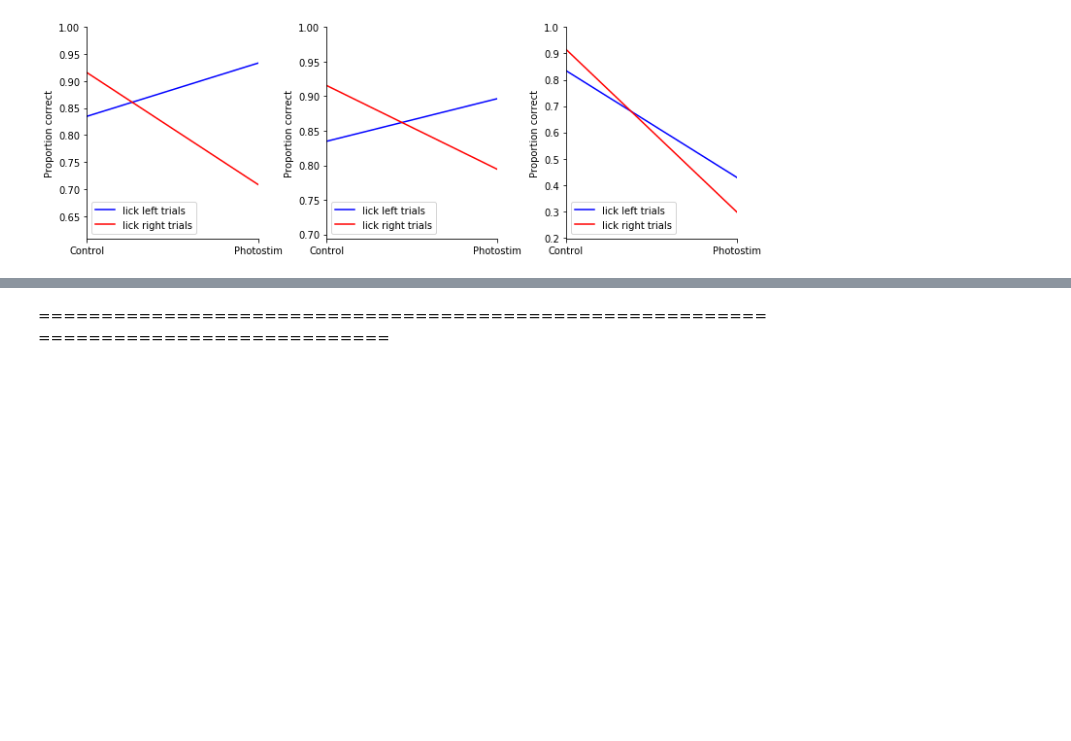
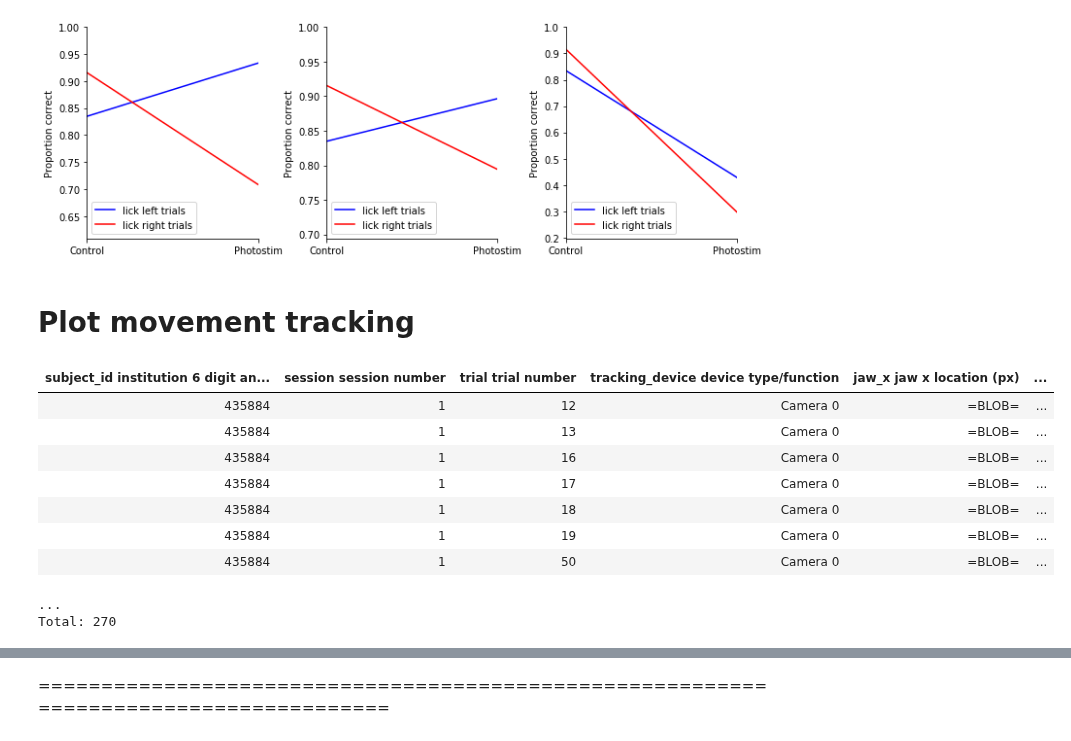
Before and after one commit to mesoscale-activity-map/map-ephys, a Jupyter notebook: notebook/plot_behavior.ipynb, the cells around one changed output, grey strips where cells are left out. Drawn from its saved outputs; the diff is of its cells as text; code cells hidden in the pictures; blank space fills up the shorter version.

```diff
--- a/notebook/plot_behavior.ipynb
+++ b/notebook/plot_behavior.ipynb
@@ -39,3 +39,5 @@ behavior_plot.plot_photostim_effect(session_key, right_alm_photostim, axis=axs[1
 behavior_plot.plot_photostim_effect(session_key, bi_alm_photostim, axis=axs[2])
 # %% [output]
 [figure]
+# %% [markdown]
+# Plot movement tracking
@@ -41,0 +50,13 @@ behavior_plot.plot_photostim_effect(session_key, bi_alm_photostim, axis=axs[2])
+# %%
+l_trial_jaw
+# %% [output]
+| subject_id institution 6 digit an... | session session number | trial trial number | tracking_device device type/function | jaw_x jaw x location (px) | ... |
+| 435884 | 1 | 12 | Camera 0 | =BLOB= | ... |
+| 435884 | 1 | 13 | Camera 0 | =BLOB= | ... |
+| 435884 | 1 | 16 | Camera 0 | =BLOB= | ... |
+| 435884 | 1 | 17 | Camera 0 | =BLOB= | ... |
+| 435884 | 1 | 18 | Camera 0 | =BLOB= | ... |
+| 435884 | 1 | 19 | Camera 0 | =BLOB= | ... |
+| 435884 | 1 | 50 | Camera 0 | =BLOB= | ... |
+...
+Total: 270
```
Also changed, not shown: parts of 8 cells of this notebook, 2 other files.
